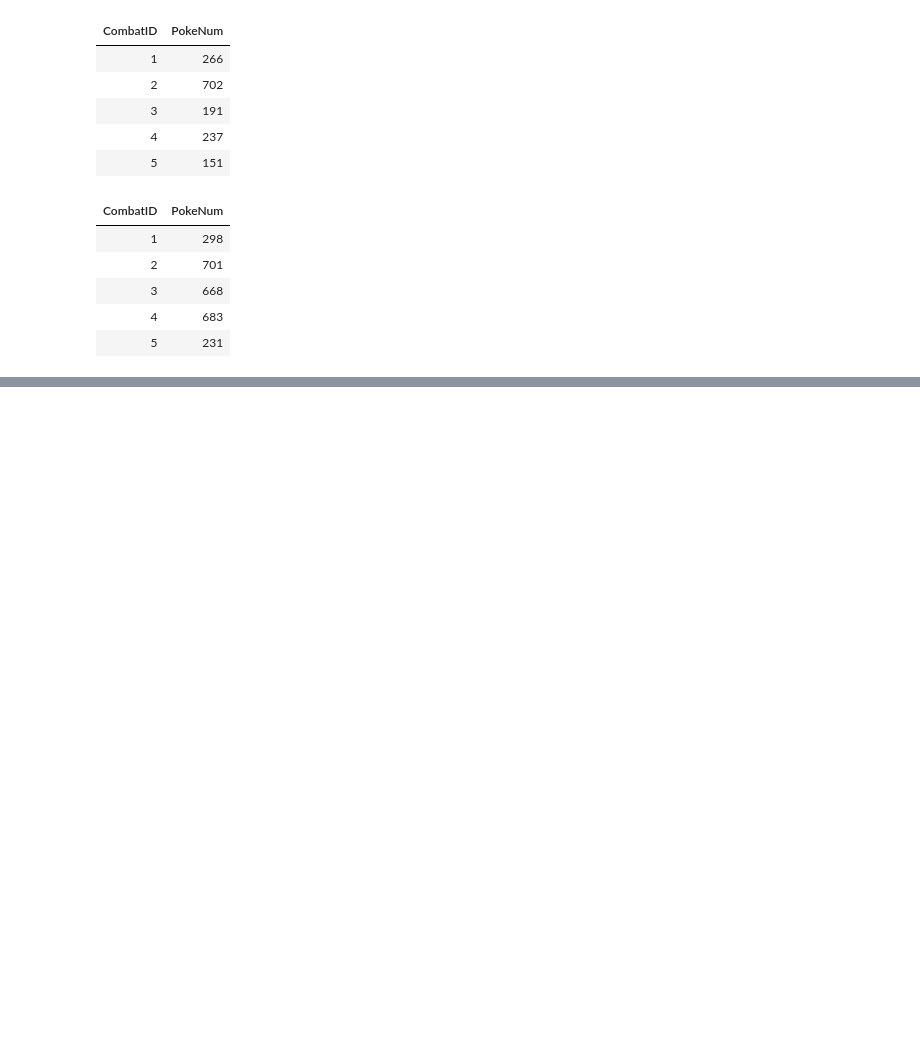
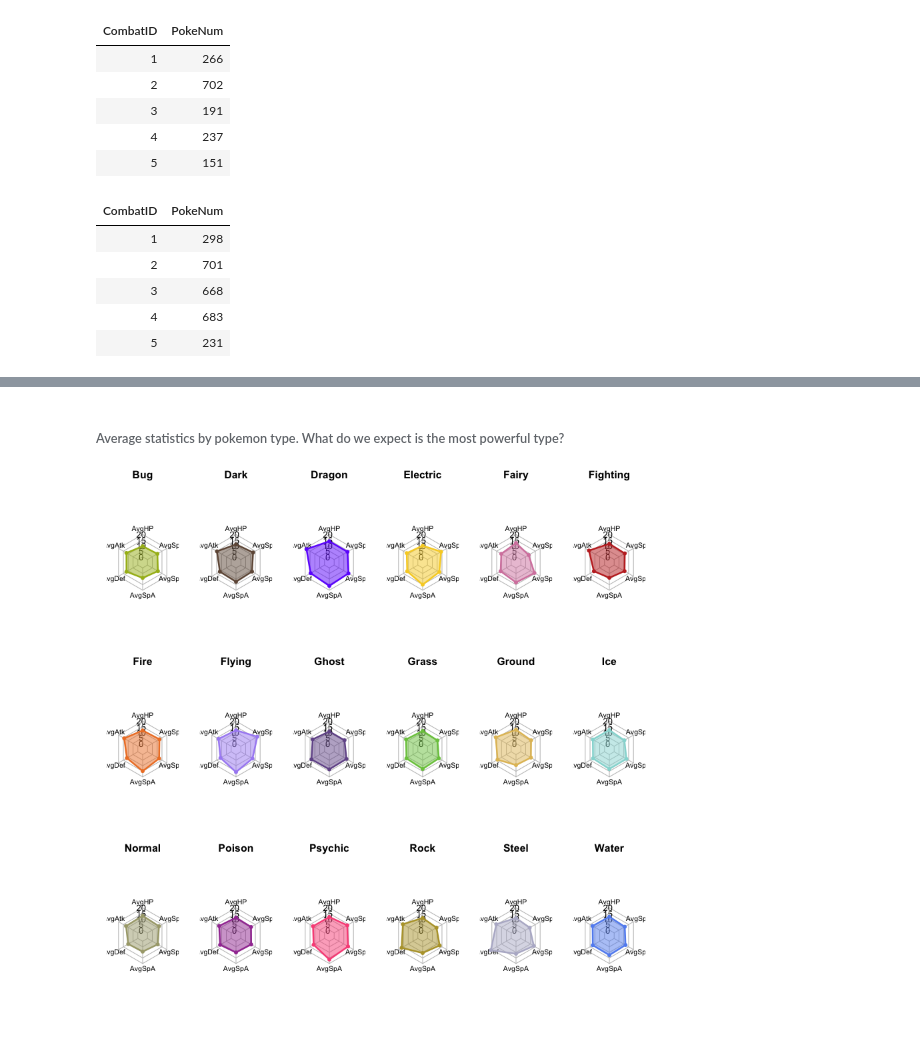
Before and after one commit to Aaraeus/kaggle-pokemon, a Jupyter notebook: Pokemon model in R v0.1.ipynb, the cells around one changed output, grey strips where cells are left out. Cells and saved outputs as stored; diff of their text form; code cells hidden in the pictures; blank space fills up the shorter version.

```diff
--- a/Pokemon model in R v0.1.ipynb
+++ b/Pokemon model in R v0.1.ipynb
@@ -128,0 +168,2 @@ head(combats_2_stats,5)
+# %% [markdown]
+###### Average statistics by pokemon type. What do we expect is the most powerful type?
@@ -128,0 +191,47 @@ head(combats_2_stats,5)
+# %%
+# Create a grid, 6 wide and 3 down for these plots.
+
+par(mfrow=c(3,6))
+par(mar=c(1,1,1,1))
+
+# Loop over the rows in our dataset and plot these graphs.
+
+# for(i in 1:nrow(plot_data_loop_base))
+
+for(i in 1:nrow(plot_data_loop_base)){
+    # Subset for only one line (this is what we'll be looping over)
+PlotDataSubset <- subset(plot_data_loop_base, Type1 %in% as.character(plot_data_loop_base$Type1[i]))
+
+# To use the fmsb package, we have to add 2 lines to the dataframe
+# These are the max and min of each stat to show on the plot!
+
+addMin <- data.frame("Min",0,0,0,0,0,0)
+names(addMin) <- ColList
+
+addMax <- data.frame("Max",120,120,120,120,120,120)
+names(addMax) <- ColList
+
+PlotDataSubset2 <- rbind(rbind(addMax, addMin), PlotDataSubset[ColList])
+
+PlotDataFinal <- PlotDataSubset2[c('AvgHP', 'AvgAtk', 'AvgDef', 'AvgSpA', 'AvgSpD', 'AvgSpe')]
+
+# Convert Hex Colour to RGB
+Current_RGB_Colour <-(col2rgb(as.character(plot_data_loop_base$Colour[i])) %>% as.integer())/255
+
+# Custom the radarChart
+radarchart( PlotDataFinal  , axistype=1 ,
+
+     #custom polygon
+     pcol=rgb(Current_RGB_Colour[1],Current_RGB_Colour[2],Current_RGB_Colour[3], alpha = 1) ,
+     pfcol=rgb(Current_RGB_Colour[1],Current_RGB_Colour[2],Current_RGB_Colour[3],.5) ,
+
+    #custom the grid
+     plwd=2 ,
+    cglcol="grey", cglty=1,
+    axislabcol="black", caxislabels=seq(0,2000,5),
+           cglwd=0.8,
+           vlcex=0.8,
+    title=as.character(plot_data_loop_base$Type1[i]))
+}
+# %% [output]
+[figure, added]
```
Also changed, not shown: parts of 7 cells of this notebook.
